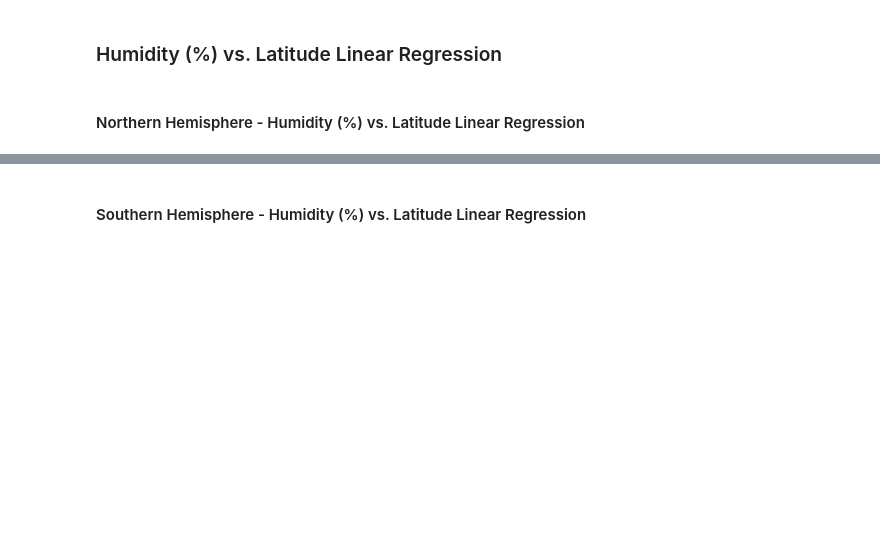
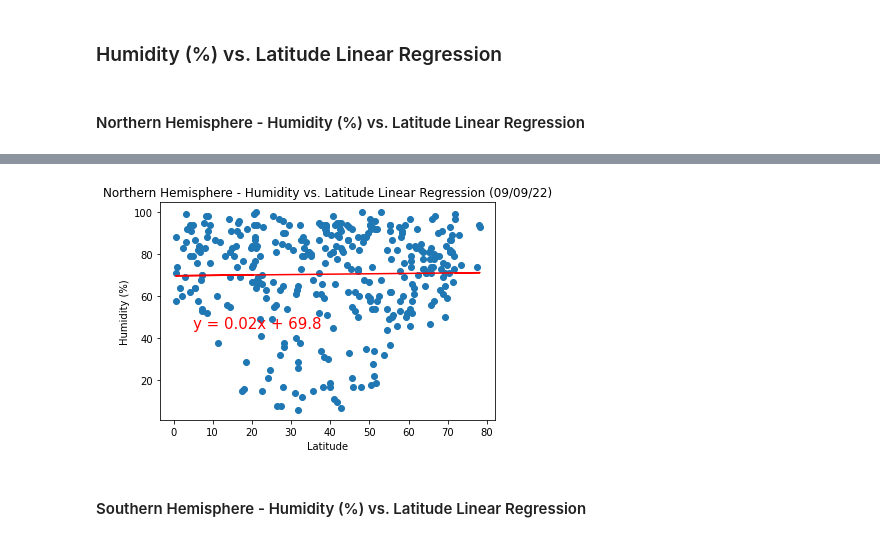
Before and after one commit to Shaunisme/python-api-challenge, a Jupyter notebook: WeatherPy/WeatherPy.ipynb, the cells around one changed output, grey strips where cells are left out. Drawn from its saved outputs; the diff is of its cells as text; code cells hidden in the pictures; blank space fills up the shorter version.

```diff
--- a/WeatherPy/WeatherPy.ipynb
+++ b/WeatherPy/WeatherPy.ipynb
@@ -322,2 +321,23 @@ The r-value is: 0.06982695849910577
+# %%
+from scipy.stats import linregress
+
+lat_humi_df1=clean_city_data[['Lat','Humidity']]
+lat_humi_n_df=lat_humi_df1[lat_humi_df1['Lat'] > 0]
+lat_humi_n_df.plot.scatter(x='Lat',y='Humidity')
+
+x_values = lat_humi_n_df['Lat']
+y_values = lat_humi_n_df['Humidity']
+(slope, intercept, rvalue, pvalue, stderr) = linregress(x_values, y_values)
+regress_values = x_values * slope + intercept
+line_eq = "y = " + str(round(slope,2)) + "x + " + str(round(intercept,2))
+plt.scatter(x_values,y_values)
+plt.plot(x_values,regress_values,"r-")
+plt.annotate(line_eq,(5,45),fontsize=15,color="red")
+plt.title(f"Northern Hemisphere - Humidity vs. Latitude Linear Regression ({today.strftime('%m/%d/%y')})")
+plt.xlabel('Latitude')
+plt.ylabel('Humidity (%)')
+plt.show()
+# %% [output]
+[figure, added]
 # %% [markdown]
 ####  Southern Hemisphere - Humidity (%) vs. Latitude Linear Regression
```
Also changed, not shown: parts of 25 cells of this notebook.
